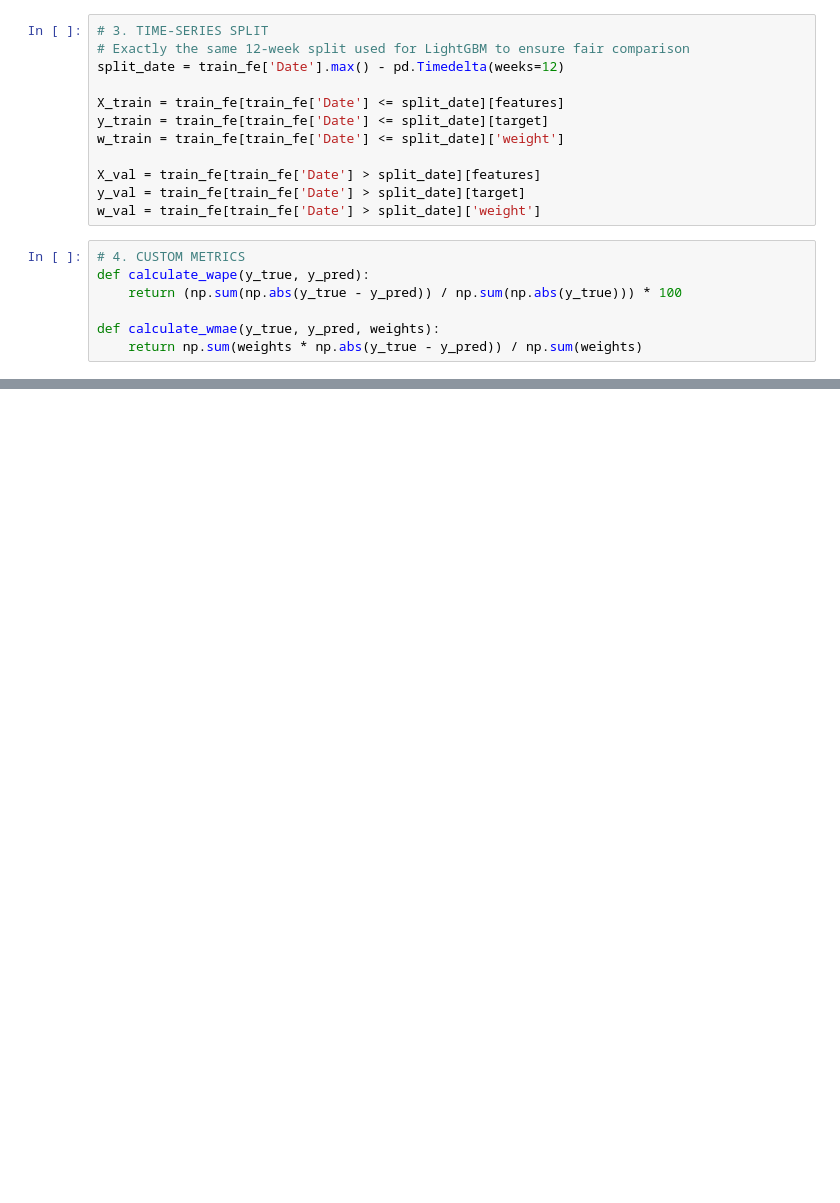
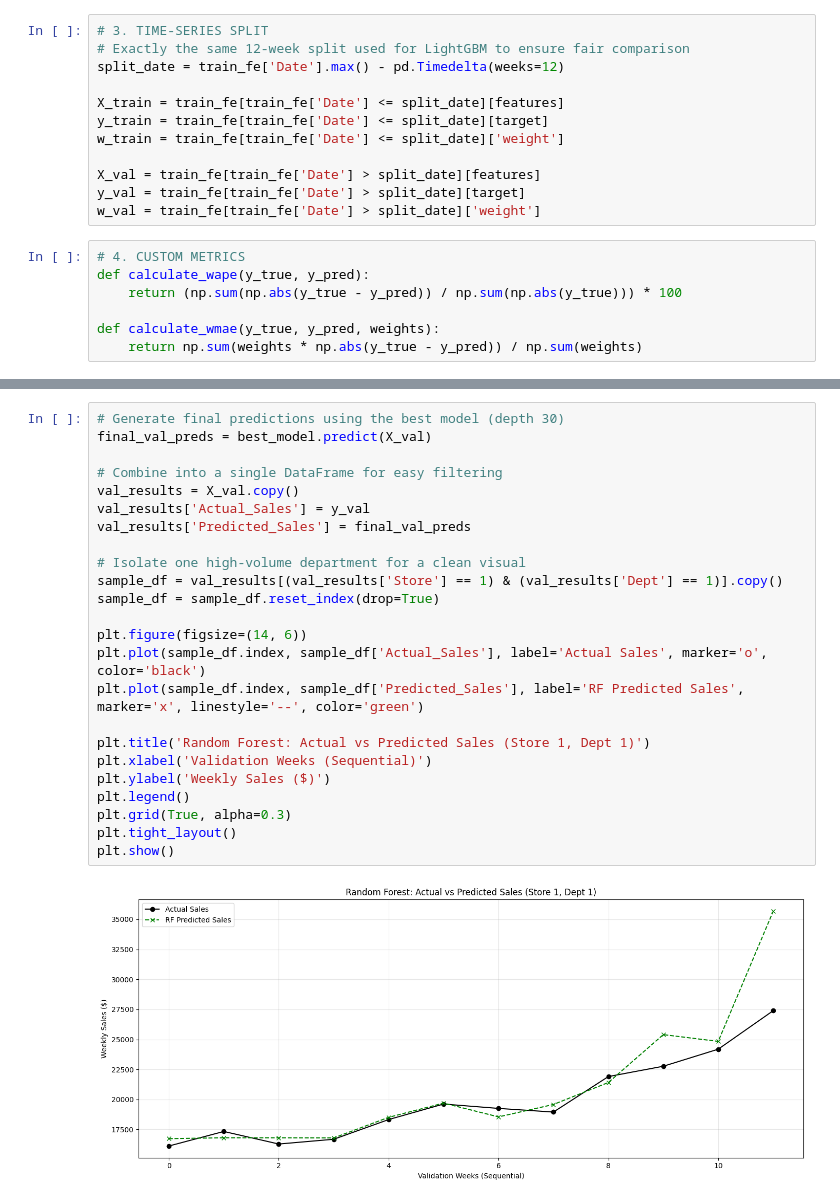
Before and after one commit to EleneJobava/walmart-sales-forecasting, a Jupyter notebook: model_experiment_RandomForest.ipynb, the cells around one changed output, grey strips where cells are left out. Saved outputs shown, nothing was run; the diff lists cells and outputs as text; blank space fills up the shorter version.

```diff
--- a/model_experiment_RandomForest.ipynb
+++ b/model_experiment_RandomForest.ipynb
@@ -183,0 +229,26 @@ Status: OPTIMAL/BALANCED
+# %%
+# Generate final predictions using the best model (depth 30)
+final_val_preds = best_model.predict(X_val)
+
+# Combine into a single DataFrame for easy filtering
+val_results = X_val.copy()
+val_results['Actual_Sales'] = y_val
+val_results['Predicted_Sales'] = final_val_preds
+
+# Isolate one high-volume department for a clean visual
+sample_df = val_results[(val_results['Store'] == 1) & (val_results['Dept'] == 1)].copy()
+sample_df = sample_df.reset_index(drop=True)
+
+plt.figure(figsize=(14, 6))
+plt.plot(sample_df.index, sample_df['Actual_Sales'], label='Actual Sales', marker='o', color='black')
+plt.plot(sample_df.index, sample_df['Predicted_Sales'], label='RF Predicted Sales', marker='x', linestyle='--', color='green')
+
+plt.title('Random Forest: Actual vs Predicted Sales (Store 1, Dept 1)')
+plt.xlabel('Validation Weeks (Sequential)')
+plt.ylabel('Weekly Sales ($)')
+plt.legend()
+plt.grid(True, alpha=0.3)
+plt.tight_layout()
+plt.show()
+# %% [output]
+[figure, added]
```
Also changed, not shown: parts of 8 cells of this notebook.
